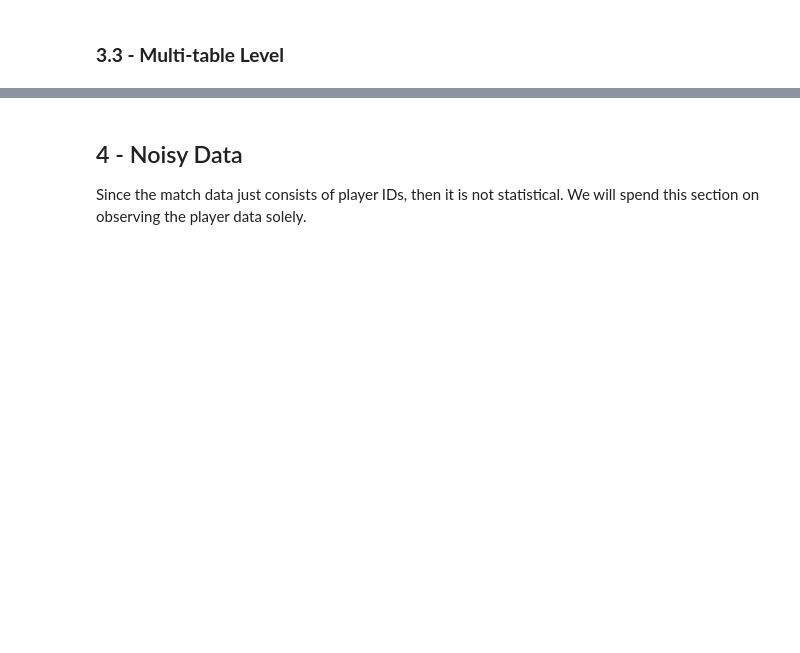
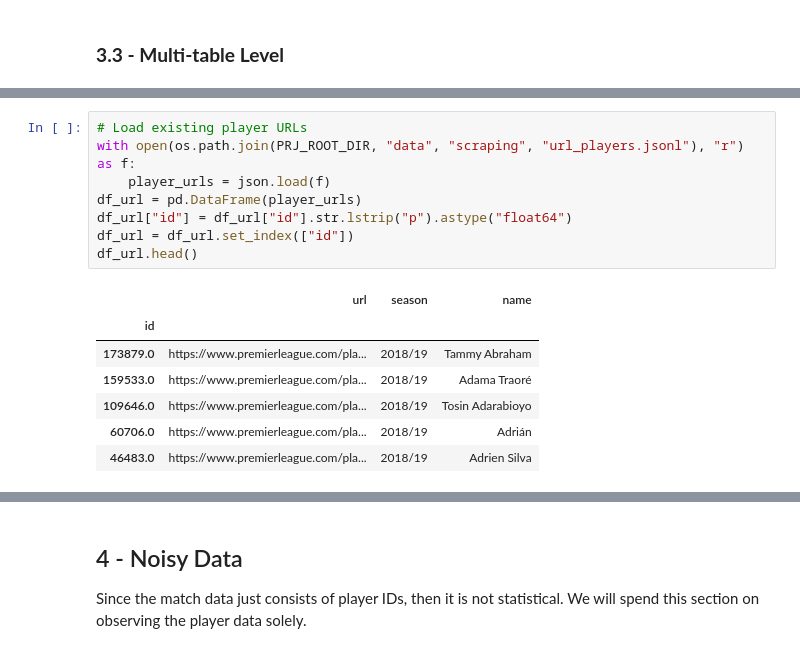
Before and after one commit to minhngt62/ds-epl-matches, a Jupyter notebook: notebooks/01_data_cleaning.ipynb, the cells around one changed output, grey strips where cells are left out. Drawn from its saved outputs; the diff is of its cells as text; blank space fills up the shorter version.

```diff
--- a/notebooks/01_data_cleaning.ipynb
+++ b/notebooks/01_data_cleaning.ipynb
@@ -398,0 +381,16 @@ array(['2019/20', '2020/21', '2021/22'], dtype=object)
+# %%
+# Load existing player URLs
+with open(os.path.join(PRJ_ROOT_DIR, "data", "scraping", "url_players.jsonl"), "r") as f:
+    player_urls = json.load(f)
+df_url = pd.DataFrame(player_urls)
+df_url["id"] = df_url["id"].str.lstrip("p").astype("float64")
+df_url = df_url.set_index(["id"])
+df_url.head()
+# %% [output]
+|  | url | season | name |
+| id |  |  |  |
+| 173879.0 | https://www.premierleague.com/pla... | 2018/19 | Tammy Abraham |
+| 159533.0 | https://www.premierleague.com/pla... | 2018/19 | Adama Traoré |
+| 109646.0 | https://www.premierleague.com/pla... | 2018/19 | Tosin Adarabioyo |
+| 60706.0 | https://www.premierleague.com/pla... | 2018/19 | Adrián |
+| 46483.0 | https://www.premierleague.com/pla... | 2018/19 | Adrien Silva |
```
Also changed, not shown: parts of 31 cells of this notebook, 17 other files.
